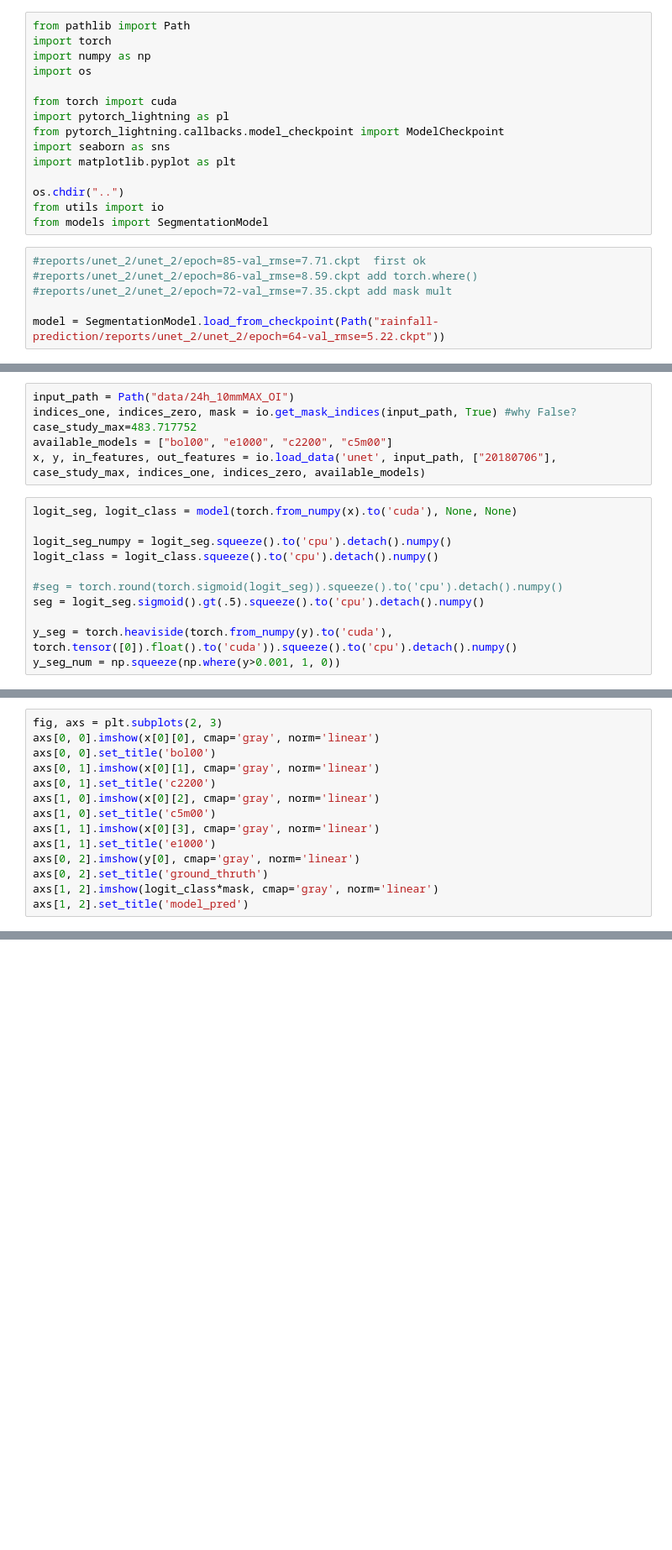
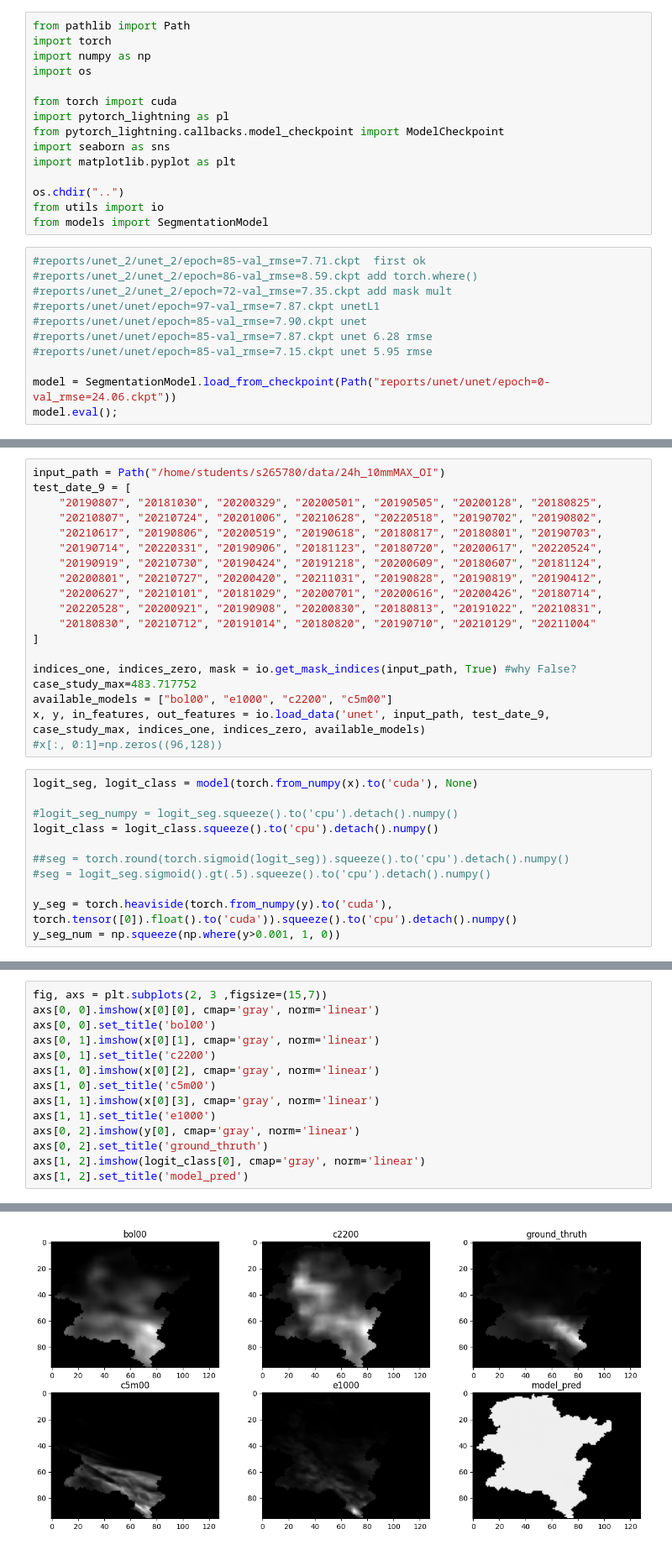
Before and after one commit to simone7monaco/rainfall-prediction, a Jupyter notebook: notebooks/test_model.ipynb, the cells around one changed output, grey strips where cells are left out. Shown at 84% size. Saved outputs shown, nothing was run; the diff lists cells and outputs as text; blank space fills up the shorter version.

```diff
--- a/notebooks/test_model.ipynb
+++ b/notebooks/test_model.ipynb
@@ -17,5 +17,10 @@ from models import SegmentationModel
 #reports/unet_2/unet_2/epoch=85-val_rmse=7.71.ckpt  first ok
 #reports/unet_2/unet_2/epoch=86-val_rmse=8.59.ckpt add torch.where()
 #reports/unet_2/unet_2/epoch=72-val_rmse=7.35.ckpt add mask mult
+#reports/unet/unet/epoch=97-val_rmse=7.87.ckpt unetL1
+#reports/unet/unet/epoch=85-val_rmse=7.90.ckpt unet
+#reports/unet/unet/epoch=85-val_rmse=7.87.ckpt unet 6.28 rmse
+#reports/unet/unet/epoch=85-val_rmse=7.15.ckpt unet 5.95 rmse
 
-model = SegmentationModel.load_from_checkpoint(Path("rainfall-prediction/reports/unet_2/unet_2/epoch=64-val_rmse=5.22.ckpt"))
+model = SegmentationModel.load_from_checkpoint(Path("reports/unet/unet/epoch=0-val_rmse=24.06.ckpt"))
+model.eval();
@@ -24,17 +27,30 @@ model.eval();
 # %%
-input_path = Path("data/24h_10mmMAX_OI")
+input_path = Path("/home/students/s265780/data/24h_10mmMAX_OI")
+test_date_9 = [
+    "20190807", "20181030", "20200329", "20200501", "20190505", "20200128", "20180825",
+    "20210807", "20210724", "20201006", "20210628", "20220518", "20190702", "20190802",
+    "20210617", "20190806", "20200519", "20190618", "20180817", "20180801", "20190703",
+    "20190714", "20220331", "20190906", "20181123", "20180720", "20200617", "20220524",
+    "20190919", "20210730", "20190424", "20191218", "20200609", "20180607", "20181124",
+    "20200801", "20210727", "20200420", "20211031", "20190828", "20190819", "20190412",
+    "20200627", "20210101", "20181029", "20200701", "20200616", "20200426", "20180714",
+    "20220528", "20200921", "20190908", "20200830", "20180813", "20191022", "20210831",
+    "20180830", "20210712", "20191014", "20180820", "20190710", "20210129", "20211004"
+]
+
 indices_one, indices_zero, mask = io.get_mask_indices(input_path, True) #why False?
 case_study_max=483.717752
 available_models = ["bol00", "e1000", "c2200", "c5m00"]
-x, y, in_features, out_features = io.load_data('unet', input_path, ["20180706"], case_study_max, indices_one, indices_zero, available_models)
+x, y, in_features, out_features = io.load_data('unet', input_path, test_date_9, case_study_max, indices_one, indices_zero, available_models)
+#x[:, 0:1]=np.zeros((96,128))
 # %%
-logit_seg, logit_class = model(torch.from_numpy(x).to('cuda'), None, None)
+logit_seg, logit_class = model(torch.from_numpy(x).to('cuda'), None)
 
-logit_seg_numpy = logit_seg.squeeze().to('cpu').detach().numpy()
+#logit_seg_numpy = logit_seg.squeeze().to('cpu').detach().numpy()
 logit_class = logit_class.squeeze().to('cpu').detach().numpy()
 
-#seg = torch.round(torch.sigmoid(logit_seg)).squeeze().to('cpu').detach().numpy()
-seg = logit_seg.sigmoid().gt(.5).squeeze().to('cpu').detach().numpy()
+##seg = torch.round(torch.sigmoid(logit_seg)).squeeze().to('cpu').detach().numpy()
+#seg = logit_seg.sigmoid().gt(.5).squeeze().to('cpu').detach().numpy()
 
 y_seg = torch.heaviside(torch.from_numpy(y).to('cuda'), torch.tensor([0]).float().to('cuda')).squeeze().to('cpu').detach().numpy()
 y_seg_num = np.squeeze(np.where(y>0.001, 1, 0))
@@ -49,5 +63,5 @@ plt.imshow(y_seg_num-seg, cmap='gray') #parti bianche mancano nel modello
 # %%
-fig, axs = plt.subplots(2, 3)
+fig, axs = plt.subplots(2, 3 ,figsize=(15,7))
 axs[0, 0].imshow(x[0][0], cmap='gray', norm='linear')
 axs[0, 0].set_title('bol00')
 axs[0, 1].imshow(x[0][1], cmap='gray', norm='linear')
@@ -58,5 +72,6 @@ axs[1, 1].imshow(x[0][3], cmap='gray', norm='linear')
 axs[1, 1].set_title('e1000')
 axs[0, 2].imshow(y[0], cmap='gray', norm='linear')
 axs[0, 2].set_title('ground_thruth')
-axs[1, 2].imshow(logit_class*mask, cmap='gray', norm='linear')
+axs[1, 2].imshow(logit_class[0], cmap='gray', norm='linear')
 axs[1, 2].set_title('model_pred')
+# %% [output]
@@ -63 +79,2 @@ axs[1, 2].set_title('model_pred')
+[figure, added]
 # %%
```
Also changed, not shown: parts of 19 cells of this notebook, 1 other file.
